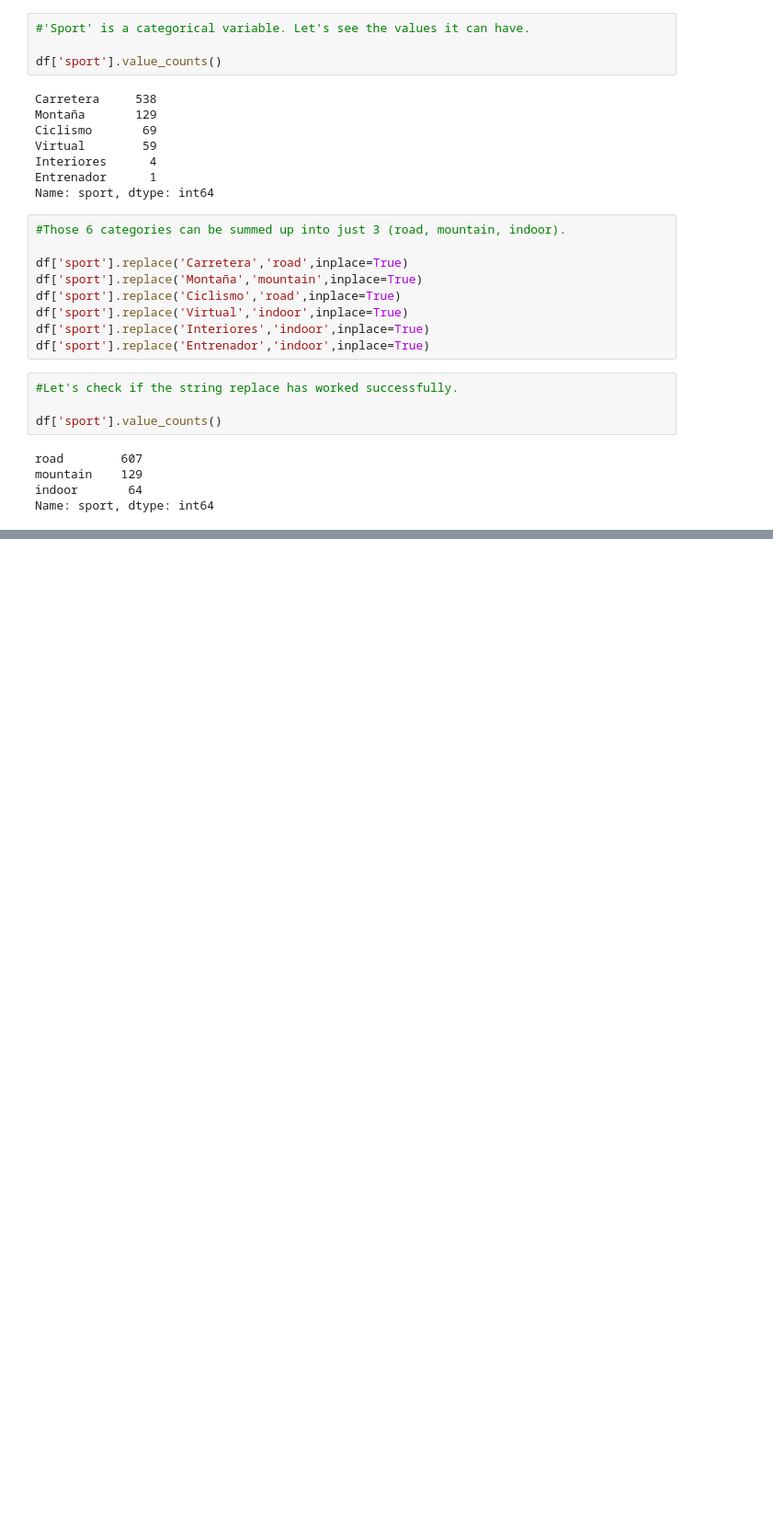
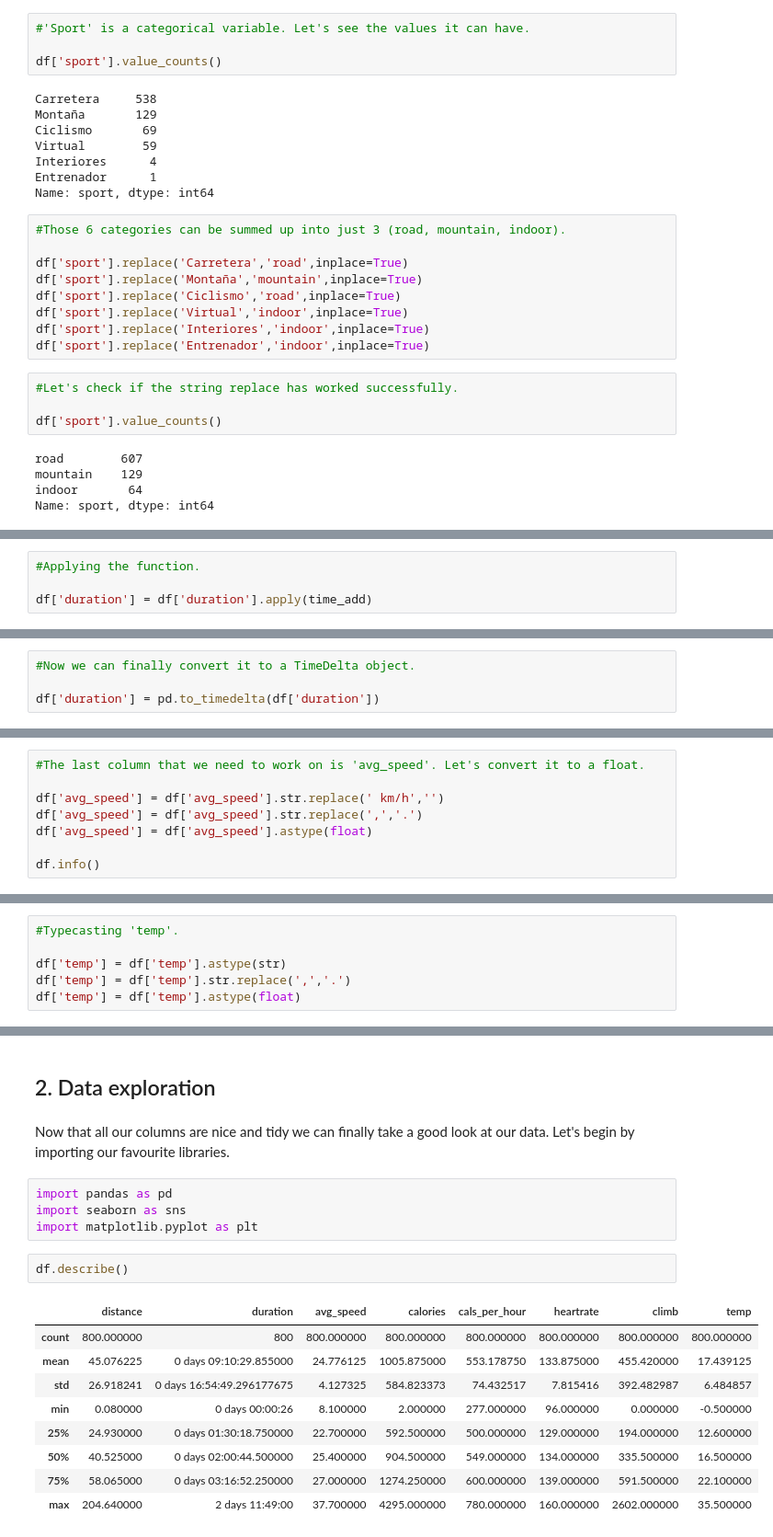
Before and after one commit to x-esteban/Project-05-Statistical-Analysis, a Jupyter notebook: caloric_expenditure.ipynb, the cells around one changed output, grey strips where cells are left out. Shown at 92% size. Saved outputs shown, nothing was run; the diff lists cells and outputs as text; blank space fills up the shorter version.

Commit message:
Data wrangling finished.

```diff
--- a/caloric_expenditure.ipynb
+++ b/caloric_expenditure.ipynb
@@ -188,0 +220,4 @@ Tasklist:
+# %%
+#Applying the function.
+
+df['duration'] = df['duration'].apply(time_add)
@@ -188,0 +233,4 @@ Tasklist:
+# %%
+#Now we can finally convert it to a TimeDelta object.
+
+df['duration'] = pd.to_timedelta(df['duration'])
@@ -188,0 +257,8 @@ Tasklist:
+# %%
+#The last column that we need to work on is 'avg_speed'. Let's convert it to a float.
+
+df['avg_speed'] = df['avg_speed'].str.replace(' km/h','')
+df['avg_speed'] = df['avg_speed'].str.replace(',','.')
+df['avg_speed'] = df['avg_speed'].astype(float)
+
+df.info()
@@ -188,0 +283,6 @@ Tasklist:
+# %%
+#Typecasting 'temp'.
+
+df['temp'] = df['temp'].astype(str)
+df['temp'] = df['temp'].str.replace(',','.')
+df['temp'] = df['temp'].astype(float)
@@ -188,0 +309,21 @@ Tasklist:
+# %% [markdown]
+## 2. Data exploration
+# %% [markdown]
+Now that all our columns are nice and tidy we can finally take a good look at our data.
+Let's begin by importing our favourite libraries.
+# %%
+import pandas as pd
+import seaborn as sns
+import matplotlib.pyplot as plt
+# %%
+df.describe()
+# %% [output]
+|  | distance | duration | avg_speed | calories | cals_per_hour | heartrate | climb | temp |
+| count | 800.000000 | 800 | 800.000000 | 800.000000 | 800.000000 | 800.000000 | 800.000000 | 800.000000 |
+| mean | 45.076225 | 0 days 09:10:29.855000 | 24.776125 | 1005.875000 | 553.178750 | 133.875000 | 455.420000 | 17.439125 |
+| std | 26.918241 | 0 days 16:54:49.296177675 | 4.127325 | 584.823373 | 74.432517 | 7.815416 | 392.482987 | 6.484857 |
+| min | 0.080000 | 0 days 00:00:26 | 8.100000 | 2.000000 | 277.000000 | 96.000000 | 0.000000 | -0.500000 |
+| 25% | 24.930000 | 0 days 01:30:18.750000 | 22.700000 | 592.500000 | 500.000000 | 129.000000 | 194.000000 | 12.600000 |
+| 50% | 40.525000 | 0 days 02:00:44.500000 | 25.400000 | 904.500000 | 549.000000 | 134.000000 | 335.500000 | 16.500000 |
+| 75% | 58.065000 | 0 days 03:16:52.250000 | 27.000000 | 1274.250000 | 600.000000 | 139.000000 | 591.500000 | 22.100000 |
+| max | 204.640000 | 2 days 11:49:00 | 37.700000 | 4295.000000 | 780.000000 | 160.000000 | 2602.000000 | 35.500000 |
```
Also changed, not shown: parts of 18 cells of this notebook, 1 other file.
